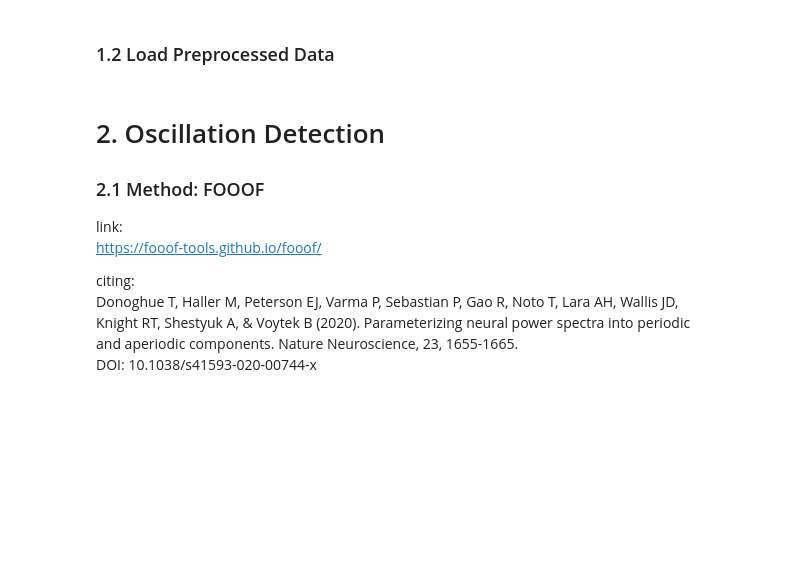
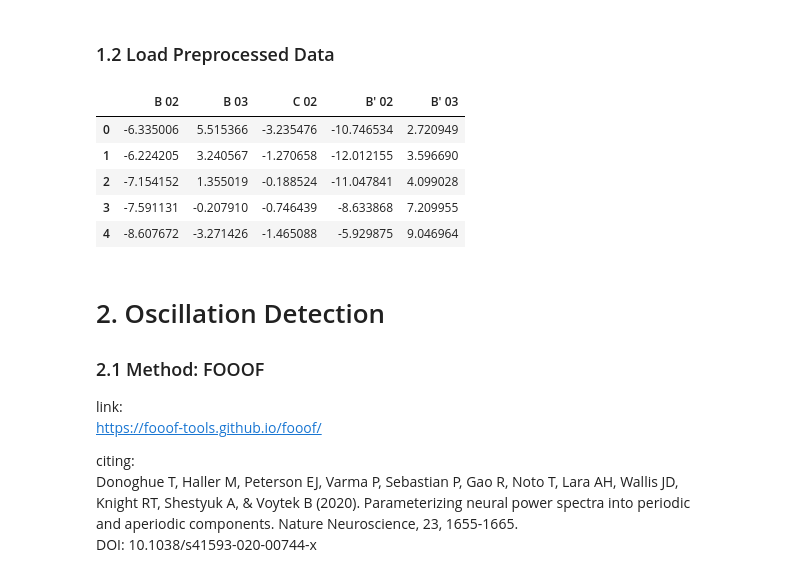
Before and after one commit to faering/master-project, a Jupyter notebook: analysis.ipynb, the cells around one changed output. Drawn from its saved outputs; the diff is of its cells as text; code cells hidden in the pictures; blank space fills up the shorter version.

```diff
--- a/analysis.ipynb
+++ b/analysis.ipynb
@@ -12,5 +21,15 @@ from fooof import FOOOF
 # %% [markdown]
 ### 1.2 Load Preprocessed Data
+# %%
+df = pd.read_csv('data/subject_07_exp_phase_2_preprocessed.csv')
+df.head()
+# %% [output]
+|  | B 02 | B 03 | C 02 | B' 02 | B' 03 |
+| 0 | -6.335006 | 5.515366 | -3.235476 | -10.746534 | 2.720949 |
+| 1 | -6.224205 | 3.240567 | -1.270658 | -12.012155 | 3.596690 |
+| 2 | -7.154152 | 1.355019 | -0.188524 | -11.047841 | 4.099028 |
+| 3 | -7.591131 | -0.207910 | -0.746439 | -8.633868 | 7.209955 |
+| 4 | -8.607672 | -3.271426 | -1.465088 | -5.929875 | 9.046964 |
 # %% [markdown]
 # 2. Oscillation Detection
 
```
Also changed, not shown: parts of 4 cells of this notebook, 5 other files.
